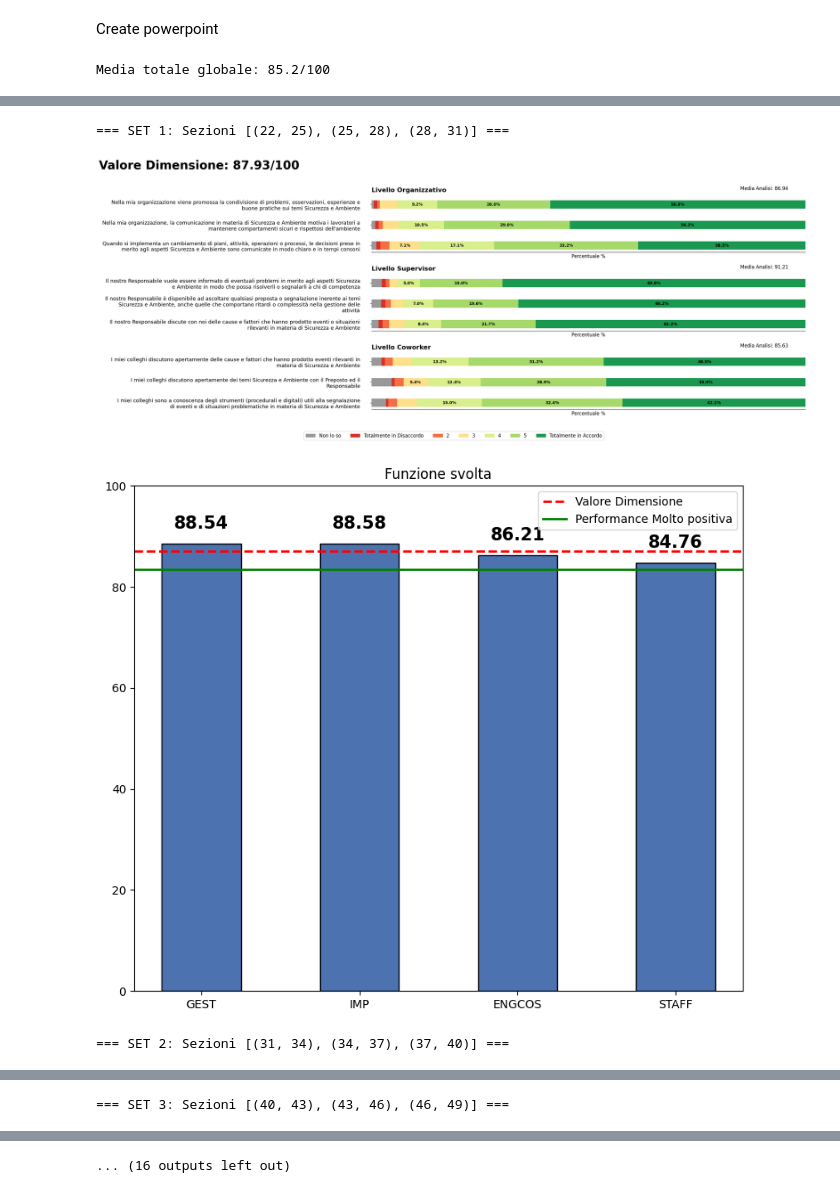
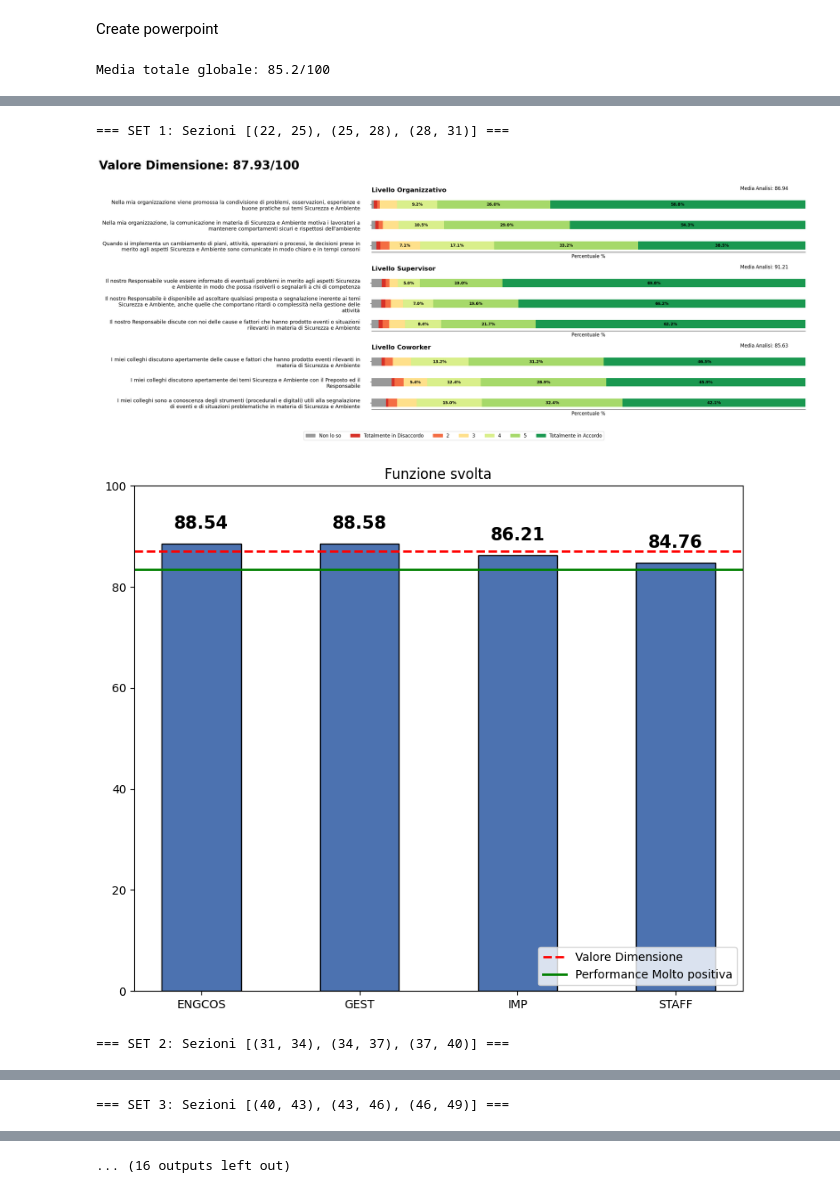
Before and after one commit to Luca162003/HSE, a Jupyter notebook: HSE_modificato.ipynb, the cells around one changed output, grey strips where cells are left out. Saved outputs shown, nothing was run; the diff lists cells and outputs as text; code cells hidden in the pictures.

```diff
--- a/HSE_modificato.ipynb
+++ b/HSE_modificato.ipynb
@@ -94,7 +94,7 @@ tutte_le_triplette = [
 stratificazioni = {
     'Funzione': {
         'col': 'Response.4',
-        'ticks': ['GEST', 'IMP', 'ENGCOS','STAFF'],
+        'ticks': ['ENGCOS', 'GEST', 'IMP','STAFF'],
         'title': 'Funzione svolta'
     },
 }
@@ -401,7 +401,7 @@ def crea_grafico_stratificato(sezioni, stratificazioni, data, titolo_figura=""):
                      color='black', fontsize=15, fontweight='bold', padding=10)
         ax.axhline(y=medie.mean(), color='red', linestyle='--', alpha=1, linewidth=2, label='Valore Dimensione')
         ax.axhline(y= 83.5, color = 'green', linewidth = 2, label = 'Performance Molto positiva')
-        ax.legend(loc='best', frameon=True)
+        ax.legend(loc='lower right', frameon=True)
         ax.set_ylim(0, 100)
     plt.tight_layout()
 
@@ -482,33 +482,33 @@ for idx, sezioni in enumerate(tutte_le_triplette, 1):
         sezioni,
         ["Livello Organizzativo", "Livello Supervisor", "Livello Coworker"],
         data,
         data_invertito,
         colonne_da_invertire,
         titolo_figura='Valore Dimensione'
     )
 
     _, buf_strat = crea_grafico_stratificato(
         sezioni, stratificazioni, data
     )
 
     buffers_loop.append((buf_stacked, buf_strat))
 
 # ── 4. Inserisci tutto nel PPTX ──────────────────────────────────────────────
 inserisci_tutti_i_grafici_in_pptx(
     pptx_path='LabHSE vuota.pptx',
     output_path=f'LabHSE - {name}.pptx',
     buf_kiviat=buf_kiviat,
     buf_barre=buf_barre,
     buffers_loop=buffers_loop,
     name=name,
     media_totale_globale=media_totale_globale
 )
 # %% [output]
 Media totale globale: 85.2/100
 [figure]
 [figure]
 === SET 1: Sezioni [(22, 25), (25, 28), (28, 31)] ===
 [figure]
-[figure, old version]
+[figure, new version]
 === SET 2: Sezioni [(31, 34), (34, 37), (37, 40)] ===
 [figure]
```
Also changed, not shown: parts of 1 cell of this notebook, 2 other files.
